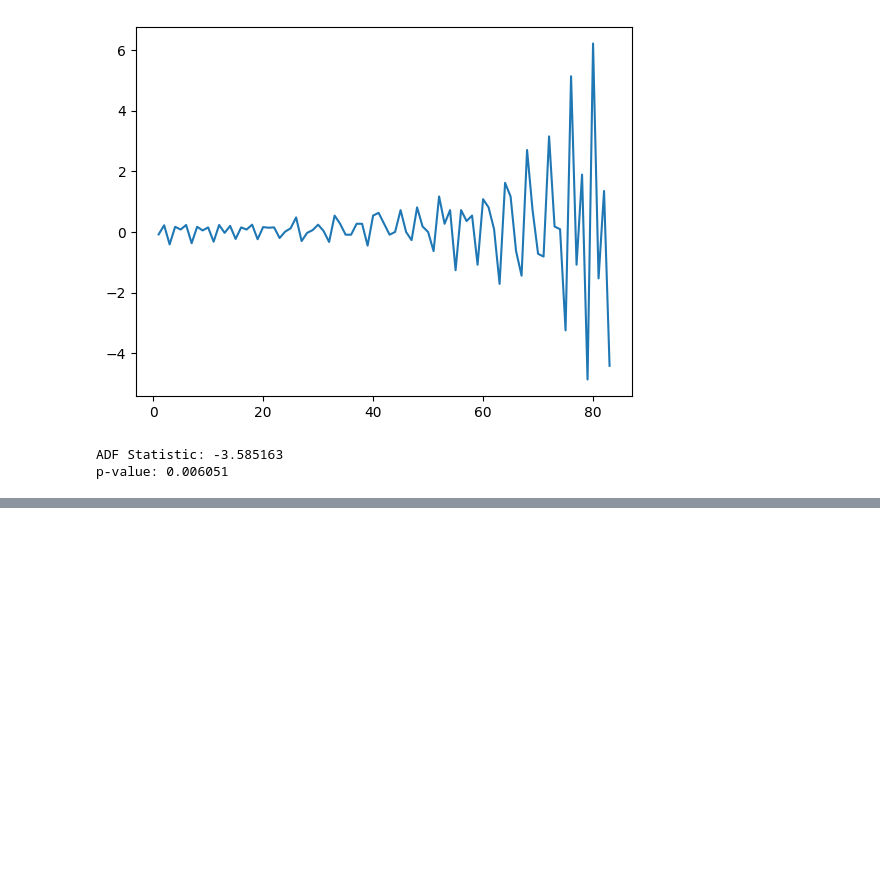
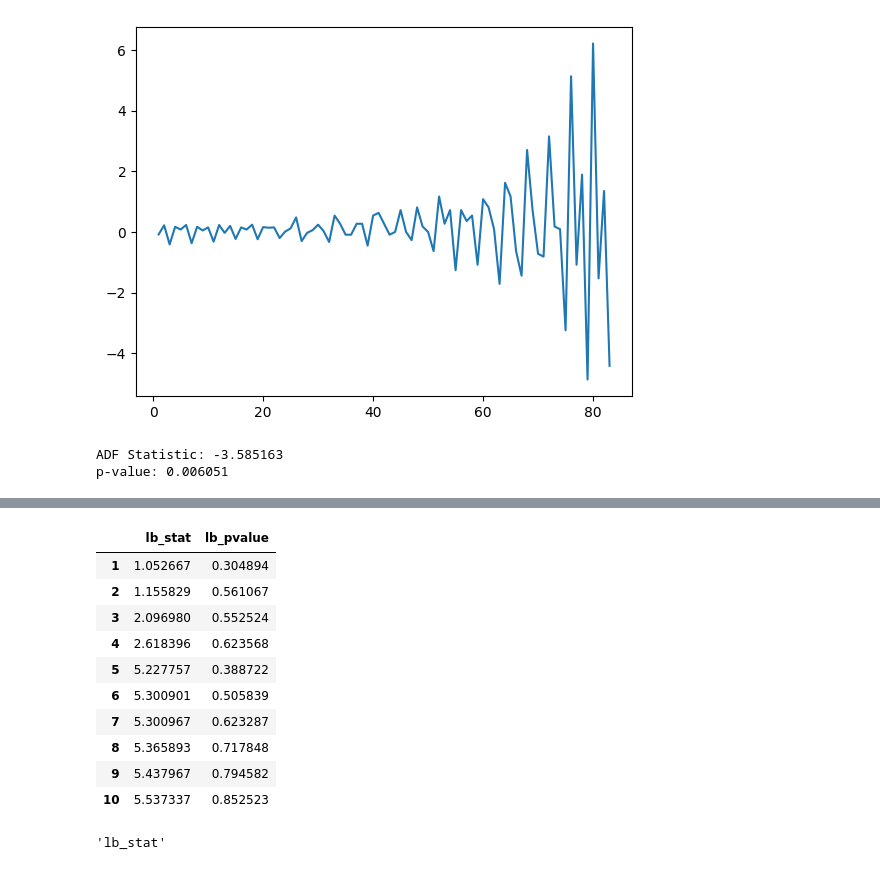
Before and after one commit to lewinskie254/timeseries-youtube, a Jupyter notebook: Lecture_6_Timeseries_Analysis_ARIMA.ipynb, the cells around one changed output, grey strips where cells are left out. Cells and saved outputs as stored; diff of their text form; code cells hidden in the pictures; blank space fills up the shorter version.

```diff
--- a/Lecture_6_Timeseries_Analysis_ARIMA.ipynb
+++ b/Lecture_6_Timeseries_Analysis_ARIMA.ipynb
@@ -76,0 +117,21 @@ order_list
+# %%
+from statsmodels.stats.diagnostic import acorr_ljungbox
+import numpy as np
+residuals = model_fit.resid
+acorr_ljungbox(residuals, np.arange(1, 11, 1))
+# %% [output]
+|  | lb_stat | lb_pvalue |
+| 1 | 1.052667 | 0.304894 |
+| 2 | 1.155829 | 0.561067 |
+| 3 | 2.096980 | 0.552524 |
+| 4 | 2.618396 | 0.623568 |
+| 5 | 5.227757 | 0.388722 |
+| 6 | 5.300901 | 0.505839 |
+| 7 | 5.300967 | 0.623287 |
+| 8 | 5.365893 | 0.717848 |
+| 9 | 5.437967 | 0.794582 |
+| 10 | 5.537337 | 0.852523 |
+# %%
+lbvalue
+# %% [output]
+'lb_stat'
```
Also changed, not shown: parts of 7 cells of this notebook.
